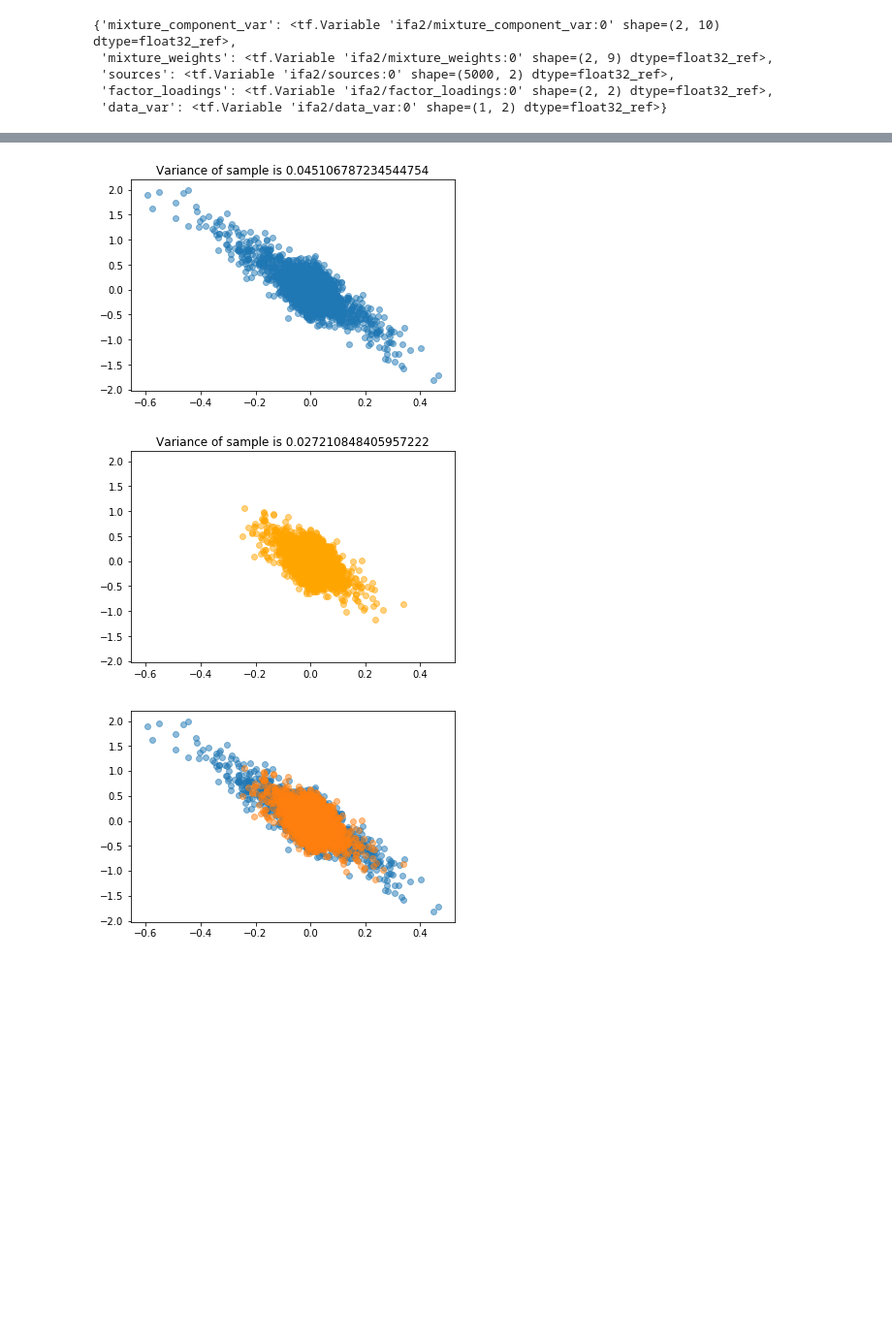
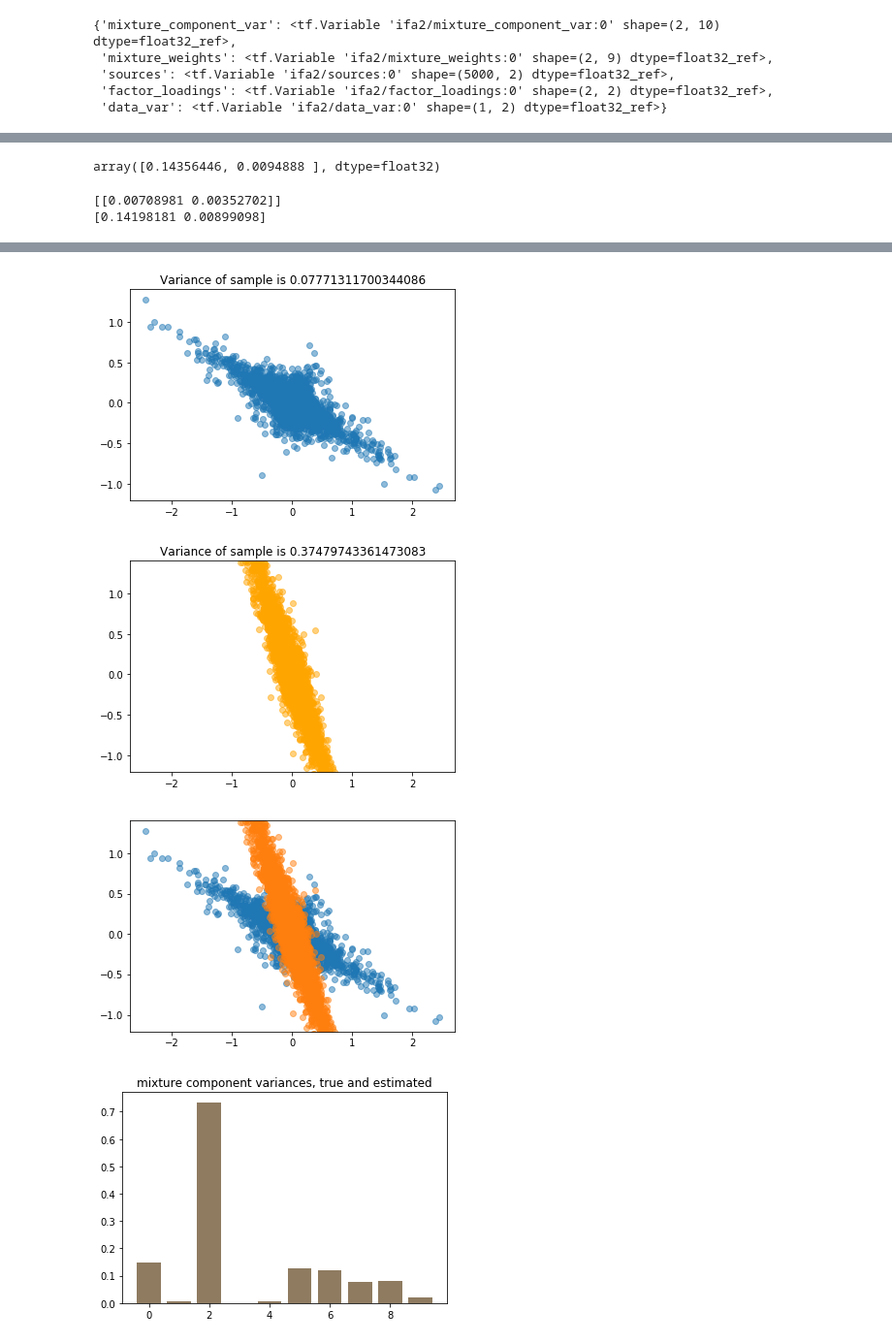
Before and after one commit to deoxyribose/FactOrCluster, a Jupyter notebook: notebooks/cifa_validation.ipynb, the cells around one changed output, grey strips where cells are left out. Shown at 97% size. Saved outputs shown, nothing was run; the diff lists cells and outputs as text; code cells hidden in the pictures; blank space fills up the shorter version.

```diff
--- a/notebooks/cifa_validation.ipynb
+++ b/notebooks/cifa_validation.ipynb
@@ -27,7 +28,7 @@ n_sources = 2
 n_features = 2
 n_observations = 5000
 # %%
-ifa = Mapper(centeredIndependentFactorAnalysis, 'ifa2', ['data'], n_observations=n_observations, n_components_in_mixture=n_components_in_mixture, n_features=n_features, n_sources=n_sources, mixture_component_var_concentration=.1, mixture_component_var_rate=1.,data_var_concentration=.1,data_var_rate=10.)
+ifa = Mapper(centeredIndependentFactorAnalysis, 'ifa2', ['data'], n_observations=n_observations, n_components_in_mixture=n_components_in_mixture, n_features=n_features, n_sources=n_sources, mixture_component_var_concentration=.1*3, mixture_component_var_rate=1.*3,data_var_concentration=.1*3,data_var_rate=10.*3)
 # %%
 ifa.unconstrained_variables
 # %% [output]
@@ -66,0 +70,3 @@ INFO:tensorflow:Optimization terminated with:
+# %%
+map_estimates = dict(ifa.variables)
+map_estimates.pop('sources')
@@ -67,9 +75,20 @@ INFO:tensorflow:Optimization terminated with:
+# %%
+testmodel,source = centeredIndependentFactorAnalysisTest2(n_observations=n_observations, **map_estimates)
+source_sample = sess.run(source.distribution.sample((5000)))
+# %%
+source_sample.var(0)
+# %% [output]
+array([0.14356446, 0.0094888 ], dtype=float32)
 # %%
 map_estimates = dict(ifa.variables)
 map_estimates.pop('sources')
 
-testmodel = centeredIndependentFactorAnalysisTest(n_observations=n_observations, **map_estimates)
-#testmodel = centeredIndependentFactorAnalysisTest(n_observations=n_observations, mc_samples=1, **map_estimates)
+generated_vars = generated.copy()
+map_estimate_vars = sess.run(map_estimates)
+
+testmodel,source = centeredIndependentFactorAnalysisTest2(n_observations=n_observations, **map_estimates)
+print(sess.run(map_estimates['data_var']))
+print(sess.run(source.distribution.sample((5000))).var(0))
 ppc = sess.run(testmodel.distribution.sample())
 
 plot_source_distributions(generated['mixture_component_var'],sess)
@@ -95,4 +114,18 @@ plt.scatter(*ppc.T, alpha=.5)
 ax.set_xlim(xlim)
 ax.set_ylim(ylim)
 plt.show()
+
+for source in range(n_sources):
+    plt.title('mixture component variances, true and estimated')
+    plt.bar(np.arange(n_components_in_mixture),generated_vars['mixture_component_var'][source,:])
+    plt.bar(np.arange(n_components_in_mixture),map_estimate_vars['mixture_component_var'][source,:],alpha=.5)
+    plt.show()
+
+for source in range(n_sources):
+    plt.title('mixing weights, true and estimated')
+    plt.bar(np.arange(n_components_in_mixture),generated_vars['mixture_weights'][source,:])
+    plt.bar(np.arange(n_components_in_mixture),map_estimate_vars['mixture_weights'][source,:],alpha=.5)
+    plt.show()
 # %% [output]
+[[0.00708981 0.00352702]]
+[0.14198181 0.00899098]
@@ -103,3 +136,4 @@ plt.show()
-[figure, old version]
+[figure, new version]
-[figure, old version]
+[figure, new version]
-[figure, old version]
+[figure, new version]
+[figure, added]
```
Also changed, not shown: parts of 19 cells of this notebook.
